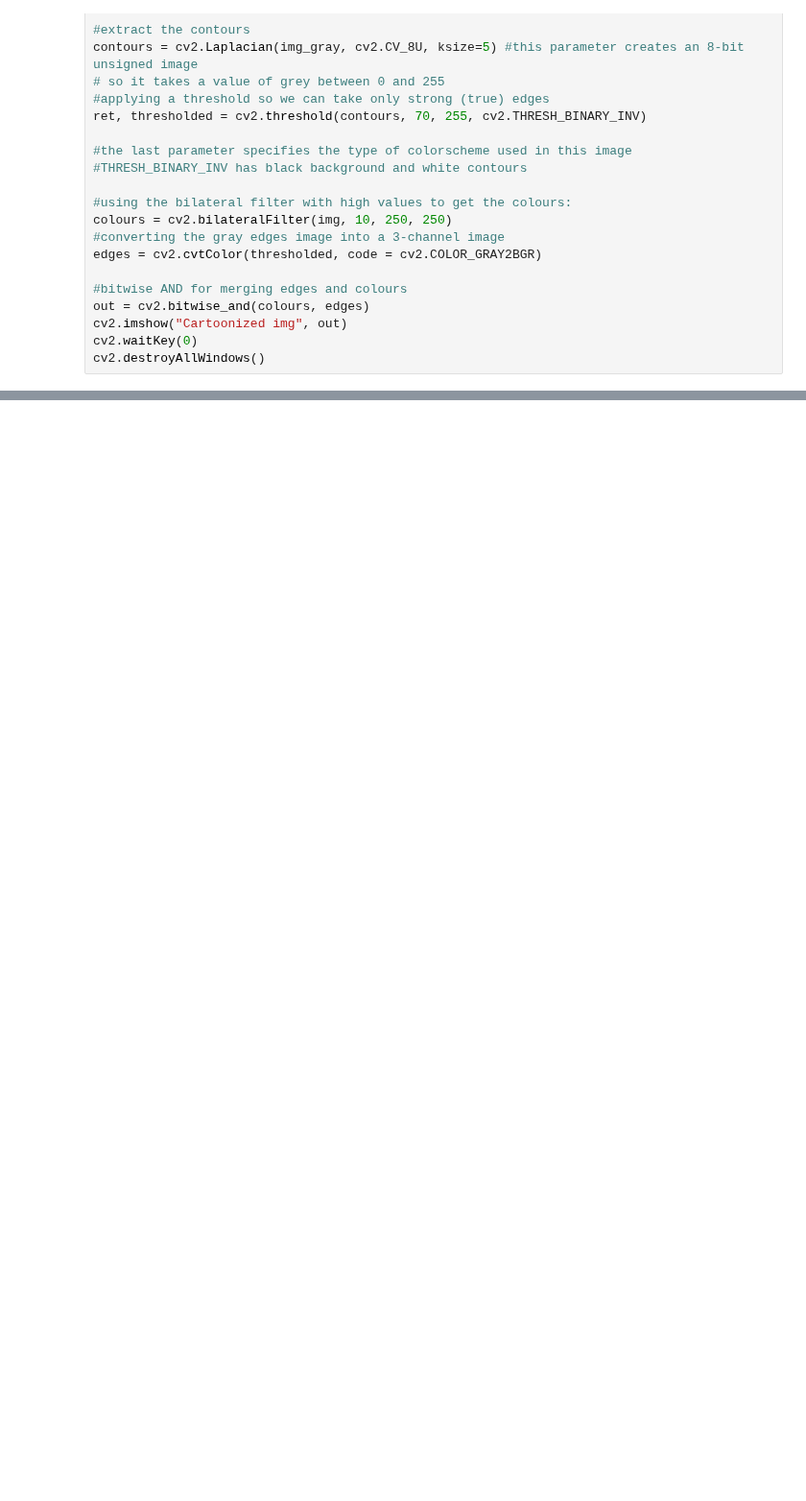
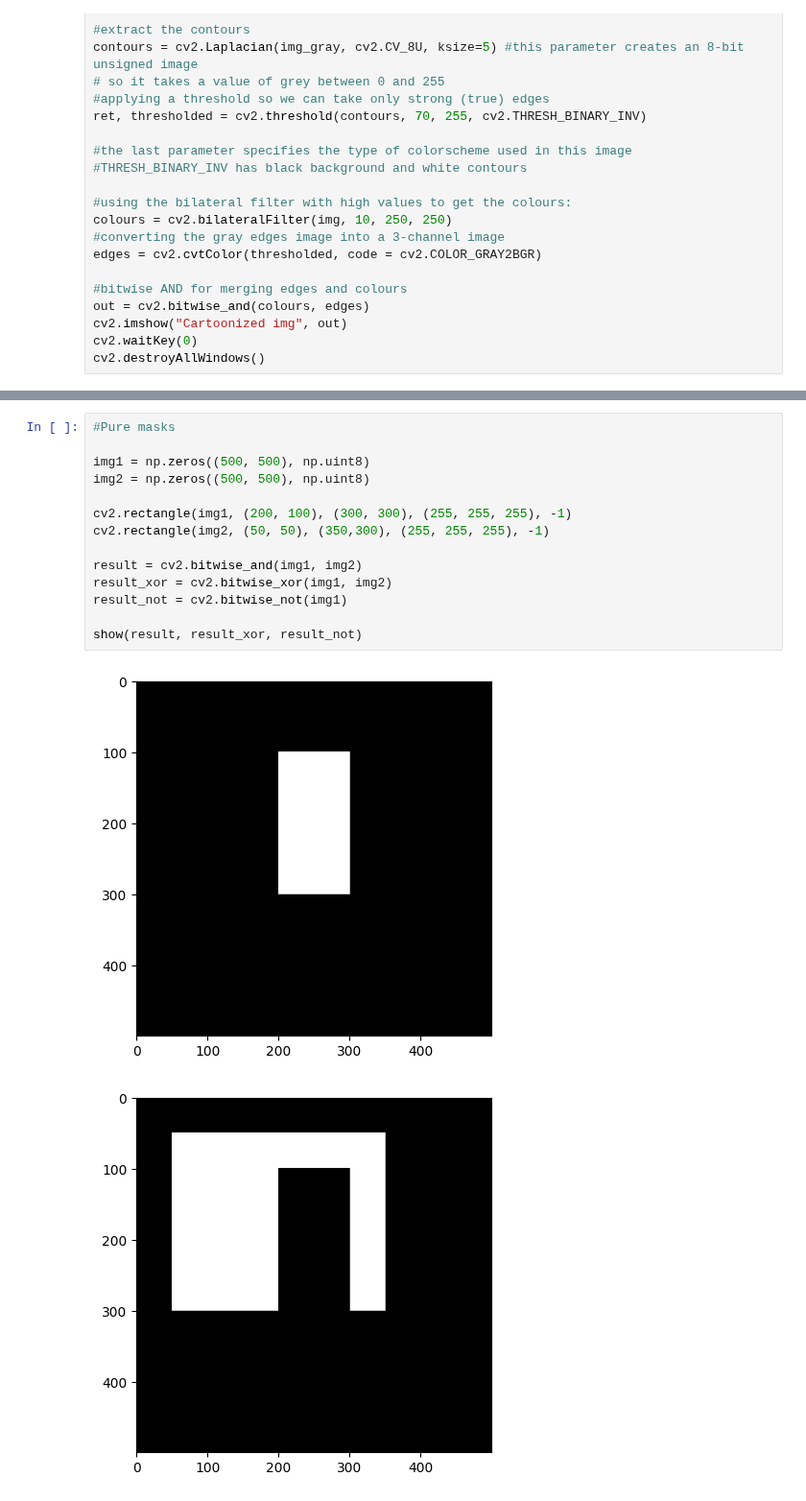
Before and after one commit to lordPachy/acsai, a Jupyter notebook: AI Lab/Class practice/filters.ipynb, the cells around one changed output, grey strips where cells are left out. Shown at 96% size. Saved outputs shown, nothing was run; the diff lists cells and outputs as text; blank space fills up the shorter version.

```diff
--- a/AI Lab/Class practice/filters.ipynb
+++ b/AI Lab/Class practice/filters.ipynb
@@ -184,0 +277,17 @@ cv2.destroyAllWindows()
+# %%
+#Pure masks
+
+img1 = np.zeros((500, 500), np.uint8)
+img2 = np.zeros((500, 500), np.uint8)
+
+cv2.rectangle(img1, (200, 100), (300, 300), (255, 255, 255), -1)
+cv2.rectangle(img2, (50, 50), (350,300), (255, 255, 255), -1)
+
+result = cv2.bitwise_and(img1, img2)
+result_xor = cv2.bitwise_xor(img1, img2)
+result_not = cv2.bitwise_not(img1)
+
+show(result, result_xor, result_not)
+# %% [output]
+[figure, added]
+[figure, added]
```
Also changed, not shown: parts of 9 cells of this notebook, 1 other file.
